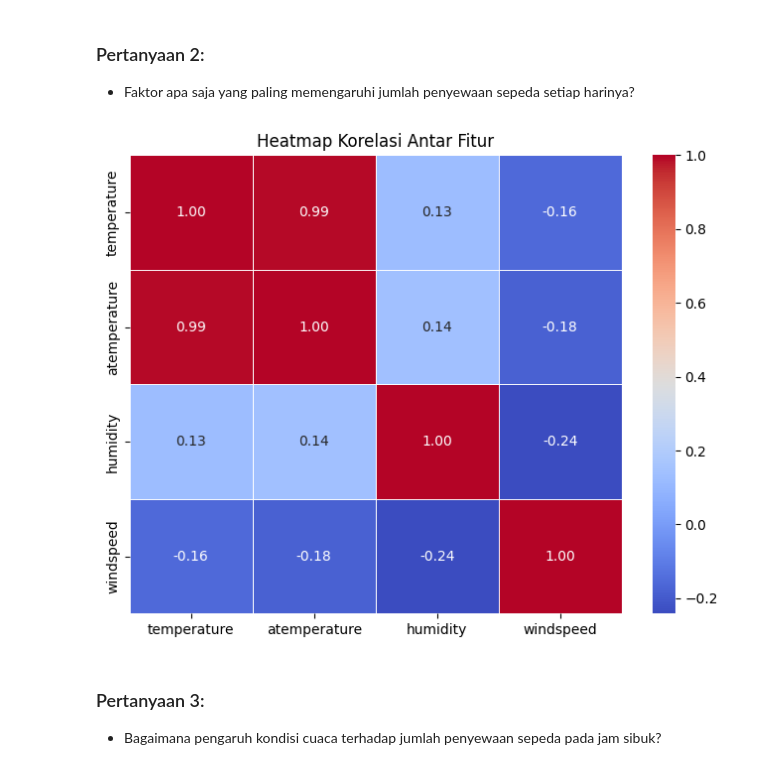
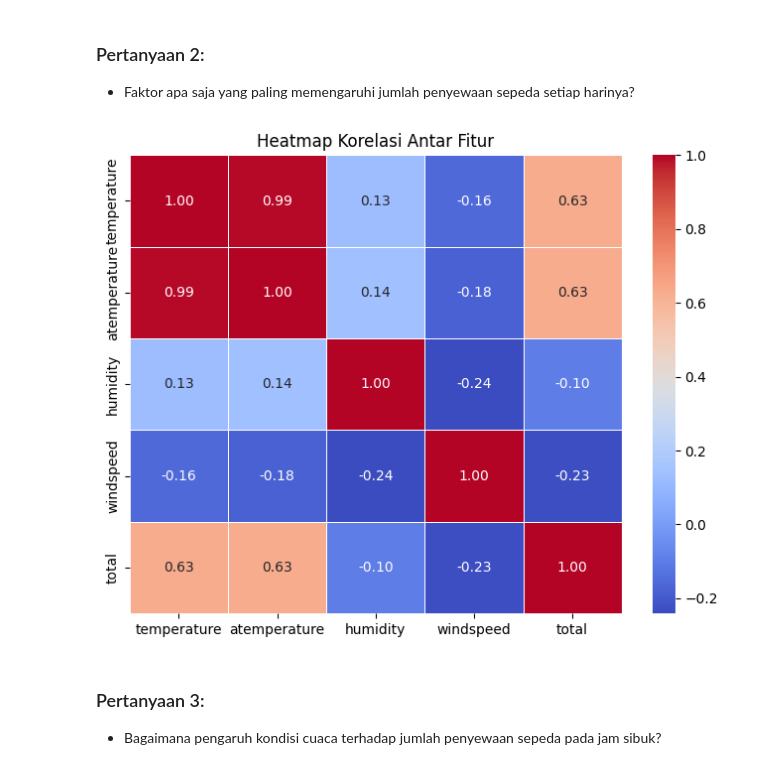
Before and after one commit to aryaulyakrisna/Bike-Sharing-Analysis, a Jupyter notebook: notebook.ipynb, the cells around one changed output. Cells and saved outputs as stored; diff of their text form; code cells hidden in the pictures.

Commit message:
edit: heatmap --added total--

```diff
--- a/notebook.ipynb
+++ b/notebook.ipynb
@@ -587,14 +587,14 @@ plt.show()
 ### Pertanyaan 2:
 - Faktor apa saja yang paling memengaruhi jumlah penyewaan sepeda setiap harinya?
 # %%
-corr = day_df[['temperature', 'atemperature', 'humidity', 'windspeed']].corr()
+corr = day_df[['temperature', 'atemperature', 'humidity', 'windspeed', 'total']].corr()
 
 plt.figure(figsize=(8, 6))
 sns.heatmap(corr, annot=True, fmt=".2f", cmap='coolwarm', linewidths=0.5)
 plt.title('Heatmap Korelasi Antar Fitur')
 plt.show()
 # %% [output]
-[figure, old version]
+[figure, new version]
 # %% [markdown]
 ### Pertanyaan 3:
 - Bagaimana pengaruh kondisi cuaca terhadap jumlah penyewaan sepeda pada jam sibuk?
```
Also changed, not shown: parts of 1 cell of this notebook, 1 other file.
